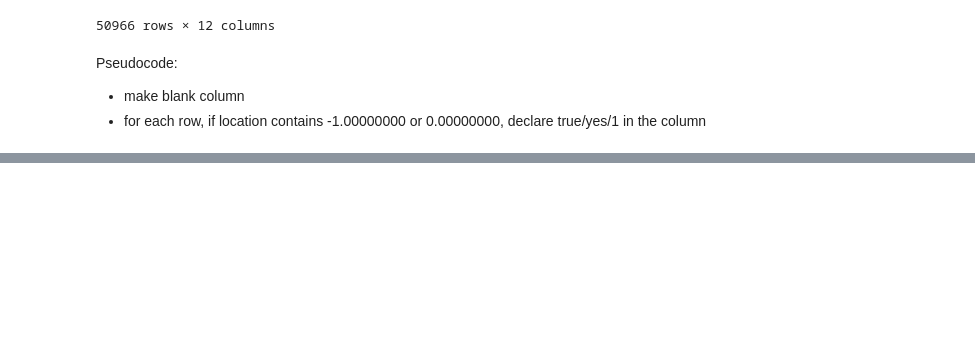
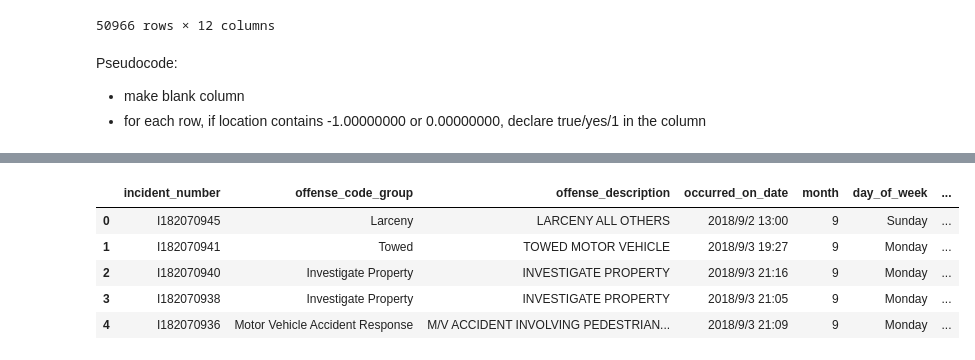
Before and after one commit to Albina-C/DH-Social-Good, a Jupyter notebook: crime data cleaning.ipynb, the cells around one changed output, grey strips where cells are left out. Cells and saved outputs as stored; diff of their text form; code cells hidden in the pictures; blank space fills up the shorter version.

```diff
--- a/crime data cleaning.ipynb
+++ b/crime data cleaning.ipynb
@@ -123,0 +109,9 @@ Pseudocode:
+# %%
+crime.head()
+# %% [output]
+|  | incident_number | offense_code_group | offense_description | occurred_on_date | month | day_of_week | ... |
+| 0 | I182070945 | Larceny | LARCENY ALL OTHERS | 2018/9/2 13:00 | 9 | Sunday | ... |
+| 1 | I182070941 | Towed | TOWED MOTOR VEHICLE | 2018/9/3 19:27 | 9 | Monday | ... |
+| 2 | I182070940 | Investigate Property | INVESTIGATE PROPERTY | 2018/9/3 21:16 | 9 | Monday | ... |
+| 3 | I182070938 | Investigate Property | INVESTIGATE PROPERTY | 2018/9/3 21:05 | 9 | Monday | ... |
+| 4 | I182070936 | Motor Vehicle Accident Response | M/V ACCIDENT INVOLVING PEDESTRIAN... | 2018/9/3 21:09 | 9 | Monday | ... |
```
Also changed, not shown: parts of 3 cells of this notebook, 1 other file.
